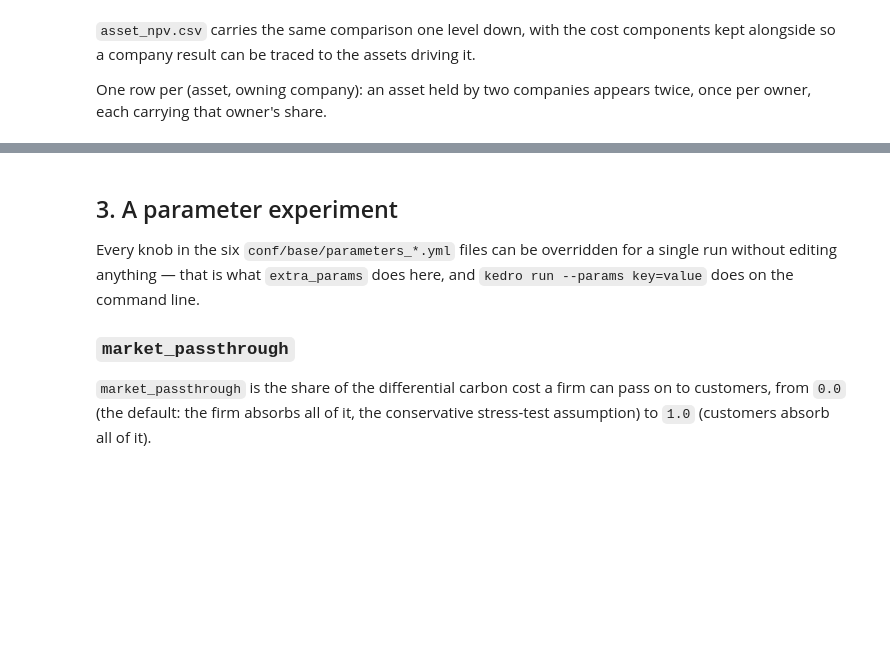
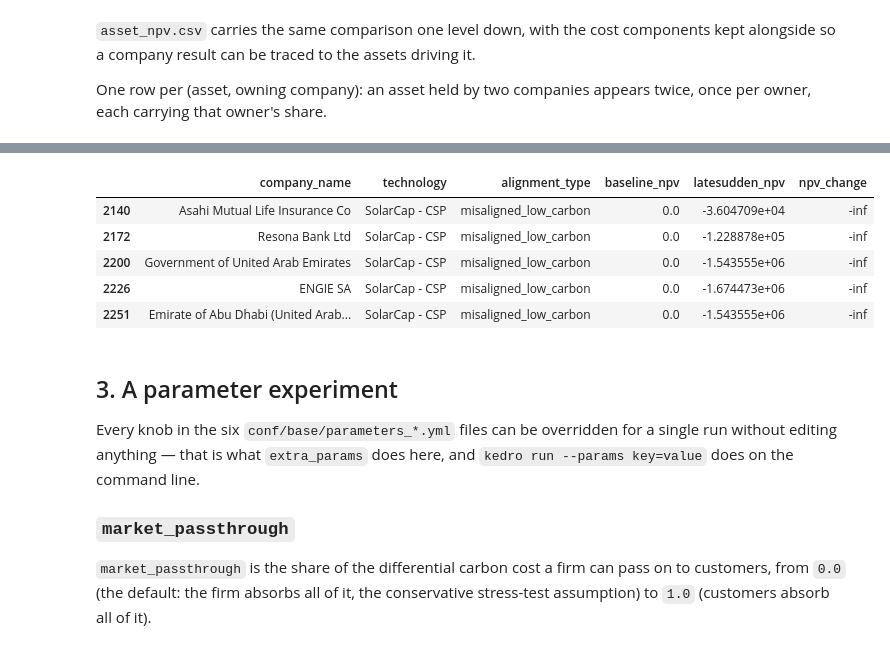
Before and after one commit to Theia-Finance-Labs/altr-model, a Jupyter notebook: notebooks/walkthrough.ipynb, the cells around one changed output, grey strips where cells are left out. Cells and saved outputs as stored; diff of their text form; code cells hidden in the pictures; blank space fills up the shorter version.

```diff
--- a/notebooks/walkthrough.ipynb
+++ b/notebooks/walkthrough.ipynb
@@ -328,3 +316,19 @@ worst[["asset_name", "company_name", "technology", "alignment_type",
+# %%
+asset_npv = read_output("07_model_output/asset_npv.csv")
+worst = asset_npv.nsmallest(5, "npv_change")
+# asset_id / asset_name are omitted on purpose: for synthetic assets the name
+# embeds the owning company_id (NEW_<company_id>_<sector>_<technology>), and a
+# committed notebook is not a licensed data payload. Read the ids off
+# asset_npv.csv in your own run if you need them.
+worst[["company_name", "technology", "alignment_type",
+       "baseline_npv", "latesudden_npv", "npv_change"]]
+# %% [output]
+|  | company_name | technology | alignment_type | baseline_npv | latesudden_npv | npv_change |
+| 2140 | Asahi Mutual Life Insurance Co | SolarCap - CSP | misaligned_low_carbon | 0.0 | -3.604709e+04 | -inf |
+| 2172 | Resona Bank Ltd | SolarCap - CSP | misaligned_low_carbon | 0.0 | -1.228878e+05 | -inf |
+| 2200 | Government of United Arab Emirates | SolarCap - CSP | misaligned_low_carbon | 0.0 | -1.543555e+06 | -inf |
+| 2226 | ENGIE SA | SolarCap - CSP | misaligned_low_carbon | 0.0 | -1.674473e+06 | -inf |
+| 2251 | Emirate of Abu Dhabi (United Arab... | SolarCap - CSP | misaligned_low_carbon | 0.0 | -1.543555e+06 | -inf |
 # %% [markdown]
 ## 3. A parameter experiment
 
```
Also changed, not shown: parts of 3 cells of this notebook, 1 other file.
